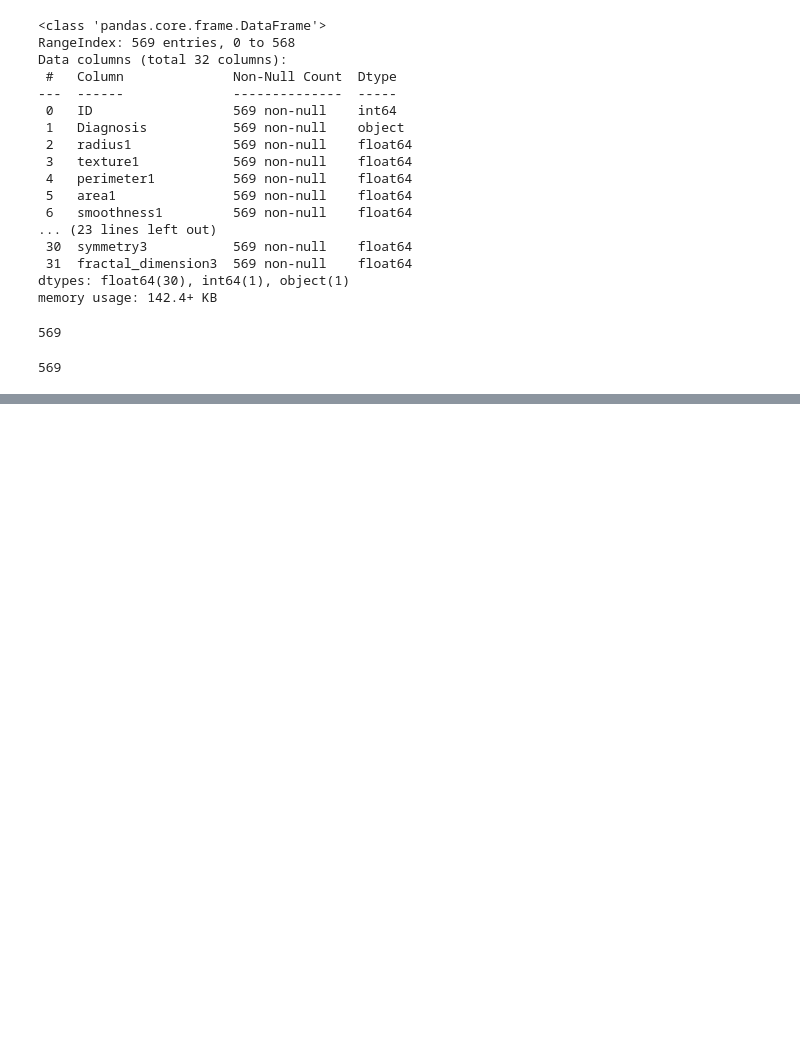
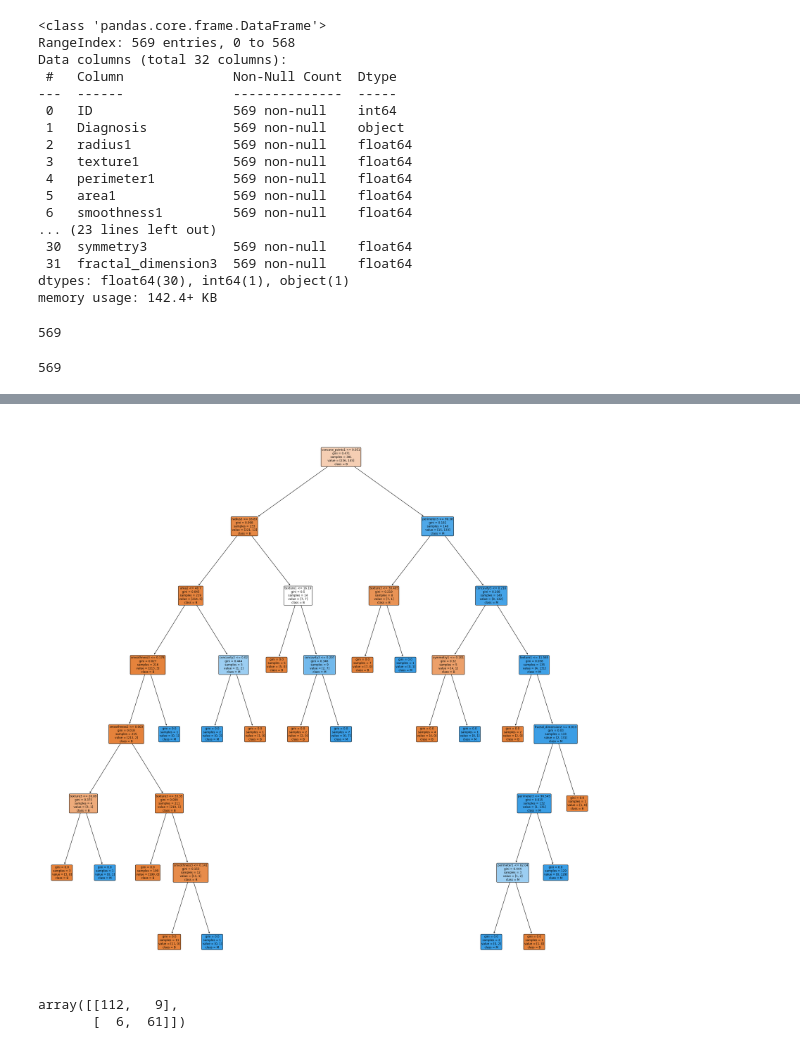
Before and after one commit to leydsonbarros/machinelearning-breastcancer, a Jupyter notebook: breastcancerwisconsin.ipynb, the cells around one changed output, grey strips where cells are left out. Drawn from its saved outputs; the diff is of its cells as text; code cells hidden in the pictures; blank space fills up the shorter version.

```diff
--- a/breastcancerwisconsin.ipynb
+++ b/breastcancerwisconsin.ipynb
@@ -93,0 +205,9 @@ len(wdbc)
+# %%
+# Visualizando essa árvore
+fig, ax = plt.subplots(figsize=(30,30))
+
+tree.plot_tree(wdbc_clf,feature_names = names, class_names = wdbc_clf.classes_,filled=True,  rounded=True )
+
+plt.show()
+# %% [output]
+[figure, added]
@@ -93,0 +217,10 @@ len(wdbc)
+# %%
+# Avaliando o modelo
+# Fazendo a previsão e avaliando o erro
+y_pred = wdbc_clf.predict(X_test)
+
+from sklearn.metrics import confusion_matrix
+confusion_matrix(y_test,y_pred)
+# %% [output]
+array([[112,   9],
+       [  6,  61]])
```
Also changed, not shown: parts of 56 cells of this notebook.
